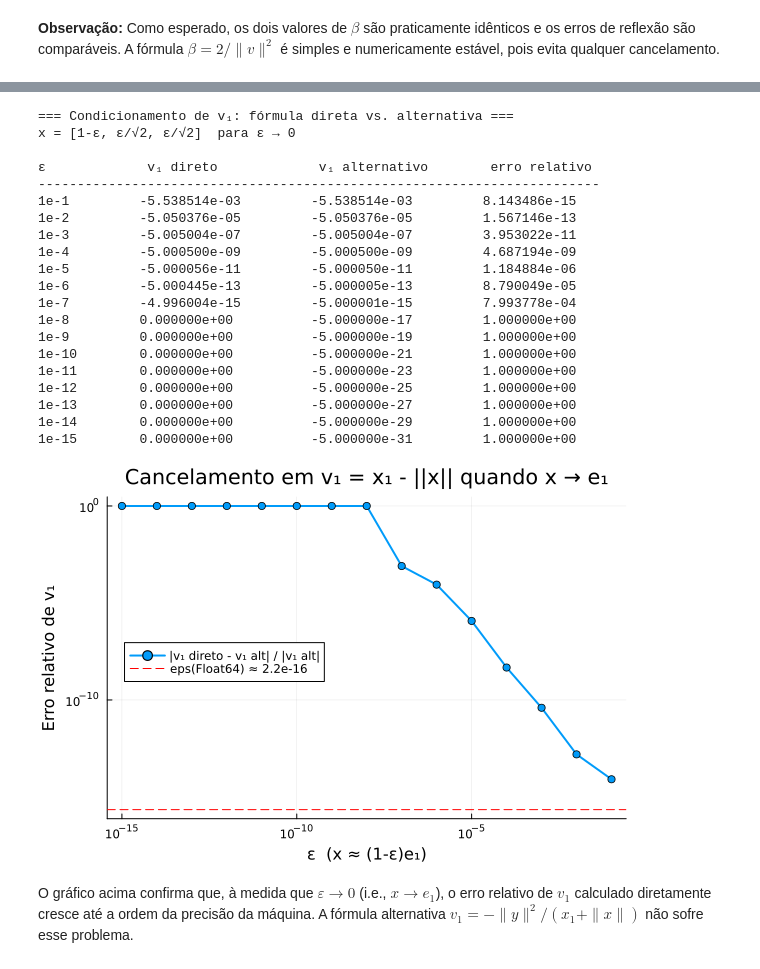
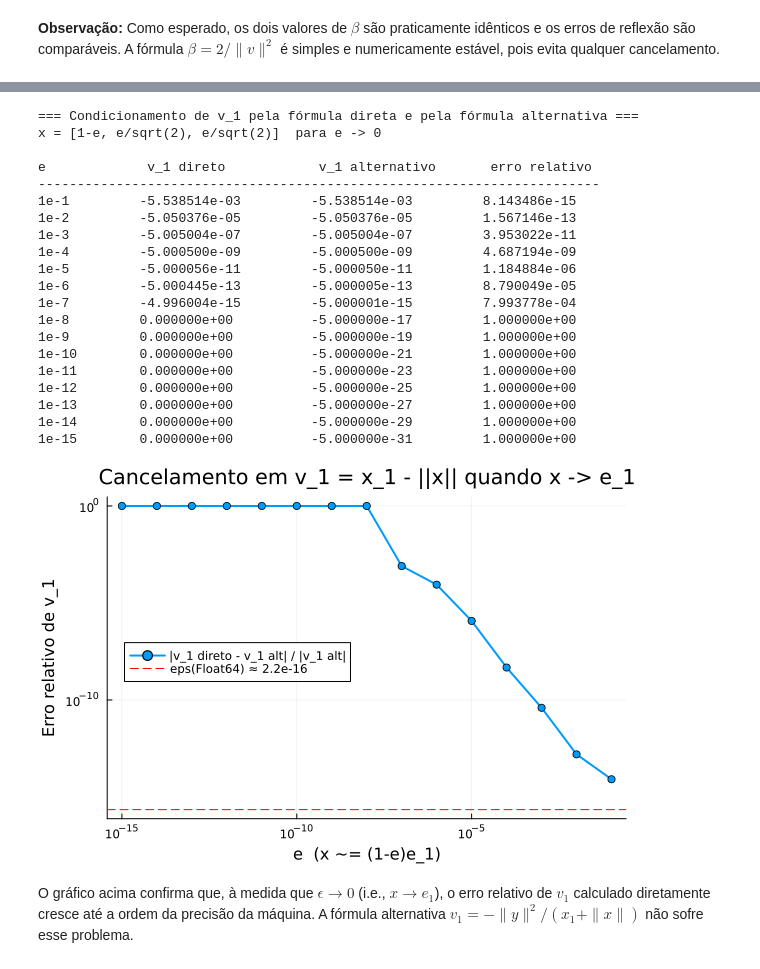
Before and after one commit to Jose-Pedro-Dresch/aln_pjt4_refletores, a Jupyter notebook: Projeto4_Questao1.ipynb, the cells around one changed output, grey strips where cells are left out. Saved outputs shown, nothing was run; the diff lists cells and outputs as text; code cells hidden in the pictures.

```diff
--- a/Projeto4_Questao1.ipynb
+++ b/Projeto4_Questao1.ipynb
@@ -279,0 +256,4 @@ calc_beta
+# %%
+function calc_beta(v)
+    return 2 / (v' * v)   # beta = 2 / ||v||²
+end
@@ -284,23 +266,23 @@ println("=== Comparação reflector(x) vs calc_beta(v) ===")
 test_cases = [
     ("Genérico Float64",      [3.0, 4.0, 0.0]),
     ("Genérico Float32",      Float32[3.0, 4.0, 0.0]),
-    ("Quase e₁ Float64",      [1.0, 1e-8, 1e-8]),
-    ("Quase e₁ Float32",      Float32[1.0, 1f-4, 1f-4]),
-    ("x₁ < 0, Float64",       [-3.0, 4.0, 0.0]),
-    ("x₁ < 0, Float32",       Float32[-3.0, 4.0, 0.0]),
+    ("Quase e_1 Float64",      [1.0, 1e-8, 1e-8]),
+    ("Quase e_1 Float32",      Float32[1.0, 1f-4, 1f-4]),
+    ("x_1 < 0, Float64",       [-3.0, 4.0, 0.0]),
+    ("x_1 < 0, Float32",       Float32[-3.0, 4.0, 0.0]),
 ]
 
 for (name, x) in test_cases
-    v, β_from_x = reflector(x)
-    β_from_v    = calc_beta(v)
+    v, b_from_x = reflector(x)
+    b_from_v    = calc_beta(v)
 
-    # Erros de reflexão com cada β
-    err_x = norm(apply_reflector_vec(v, β_from_x, x) - [norm(x); zeros(eltype(x), length(x)-1)])
-    err_v = norm(apply_reflector_vec(v, β_from_v, x) - [norm(x); zeros(eltype(x), length(x)-1)])
+    # Erros de reflexão com cada beta
+    err_x = norm(apply_reflector_vec(v, b_from_x, x) - [norm(x); zeros(eltype(x), length(x)-1)])
+    err_v = norm(apply_reflector_vec(v, b_from_v, x) - [norm(x); zeros(eltype(x), length(x)-1)])
 
     println("\n[$name]")
-    println("  β (de reflector):  $β_from_x  | erro ||Q_v*x - ||x||e₁|| = $err_x")
-    println("  β (de calc_beta):  $β_from_v  | erro ||Q_v*x - ||x||e₁|| = $err_v")
+    println("  beta (de reflector):  $b_from_x  | erro ||Q_v*x - ||x||e_1|| = $err_x")
+    println("  beta (de calc_beta):  $b_from_v  | erro ||Q_v*x - ||x||e_1|| = $err_v")
 end
 # %% [output]
 === Comparação reflector(x) vs calc_beta(v) ===
@@ -346,22 +328,22 @@ Quando $x_1 > 0$, o denominador $x_1 + \|x\| \geq \|x\| > 0$ é estável. Esta f
 # %%
 using Printf
 
-# Comparação de v₁ calculado pelas duas fórmulas conforme x → ||x||e₁
-println("=== Condicionamento de v₁: fórmula direta vs. alternativa ===")
-println("x = [1-ε, ε/√2, ε/√2]  para ε → 0")
+# Comparação de v_1 calculado pelas duas fórmulas conforme x -> ||x||e_1
+println("=== Condicionamento de v_1 pela fórmula direta e pela fórmula alternativa ===")
+println("x = [1-e, e/sqrt(2), e/sqrt(2)]  para e -> 0")
 println()
-@printf "%-12s  %-20s  %-20s  %-15s\n" "ε" "v₁ direto" "v₁ alternativo" "erro relativo"
+@printf "%-12s  %-20s  %-20s  %-15s\n" "e" "v_1 direto" "v_1 alternativo" "erro relativo"
 println("-"^72)
 
 for exp in 1:15
-    ε = 10.0^(-exp)
-    x = [1 - ε, ε/sqrt(2), ε/sqrt(2)]
+    e = 10.0^(-exp)
+    x = [1 - e, e/sqrt(2), e/sqrt(2)]
     nrmx = norm(x)
 
-    # Fórmula direta: v₁ = x₁ - ||x||
+    # Fórmula direta: v_1 = x_1 - ||x||
     v1_direto = x[1] - nrmx
 
-    # Fórmula alternativa: v₁ = -||y||² / (x₁ + ||x||)
+    # Fórmula alternativa: v_1 = -||y||^2 / (x_1 + ||x||)
     nrmy2 = x[2]^2 + x[3]^2
     v1_alt  = -nrmy2 / (x[1] + nrmx)
 
@@ -369,10 +351,10 @@ for exp in 1:15
     @printf "1e-%-8d  %-20.6e  %-20.6e  %-15.6e\n" exp v1_direto v1_alt err_rel
 end
 # %% [output]
-=== Condicionamento de v₁: fórmula direta vs. alternativa ===
-x = [1-ε, ε/√2, ε/√2]  para ε → 0
+=== Condicionamento de v_1 pela fórmula direta e pela fórmula alternativa ===
+x = [1-e, e/sqrt(2), e/sqrt(2)]  para e -> 0
 
-ε             v₁ direto             v₁ alternativo        erro relativo
+e             v_1 direto            v_1 alternativo       erro relativo
 ------------------------------------------------------------------------
 1e-1         -5.538514e-03         -5.538514e-03         8.143486e-15
 1e-2         -5.050376e-05         -5.050376e-05         1.567146e-13
@@ -392,30 +374,30 @@ x = [1-ε, ε/√2, ε/√2]  para ε → 0
 # %%
 using Plots
 
-# Gráfico do erro relativo de v₁ em função de ε
+# Gráfico do erro relativo de v_1 em função de e
 epsilons = [10.0^(-k) for k in 1:15]
 erros = Float64[]
 
-for ε in epsilons
-    x    = [1 - ε, ε/sqrt(2), ε/sqrt(2)]
+for e in epsilons
+    x    = [1 - e, e/sqrt(2), e/sqrt(2)]
     nrmx = norm(x)
     v1_direto = x[1] - nrmx
     nrmy2 = x[2]^2 + x[3]^2
     v1_alt    = -nrmy2 / (x[1] + nrmx)
     push!(erros, abs(v1_direto - v1_alt) / abs(v1_alt))
 end
 
 plot(epsilons, erros,
      xscale=:log10, yscale=:log10,
-     xlabel="ε  (x ≈ (1-ε)e₁)",
-     ylabel="Erro relativo de v₁",
-     title="Cancelamento em v₁ = x₁ - ||x|| quando x → e₁",
-     label="|v₁ direto - v₁ alt| / |v₁ alt|",
+     xlabel="e  (x ~= (1-e)e_1)",
+     ylabel="Erro relativo de v_1",
+     title="Cancelamento em v_1 = x_1 - ||x|| quando x -> e_1",
+     label="|v_1 direto - v_1 alt| / |v_1 alt|",
      marker=:circle, lw=2, legend=:left)
 
 # Linha de referência: eps Float64
 hline!([eps(Float64)], linestyle=:dash, color=:red, label="eps(Float64) ≈ 2.2e-16")
 # %% [output]
-[figure, old version]
+[figure, new version]
 # %% [markdown]
-O gráfico acima confirma que, à medida que $\varepsilon \to 0$ (i.e., $x \to e_1$), o erro relativo de $v_1$ calculado diretamente cresce até a ordem da precisão da máquina. A fórmula alternativa $v_1 = -\|y\|^2/(x_1 + \|x\|)$ não sofre esse problema.
+O gráfico acima confirma que, à medida que $\epsilon \to 0$ (i.e., $x \to e_1$), o erro relativo de $v_1$ calculado diretamente cresce até a ordem da precisão da máquina. A fórmula alternativa $v_1 = -\|y\|^2/(x_1 + \|x\|)$ não sofre esse problema.
```
Also changed, not shown: parts of 10 cells of this notebook.
